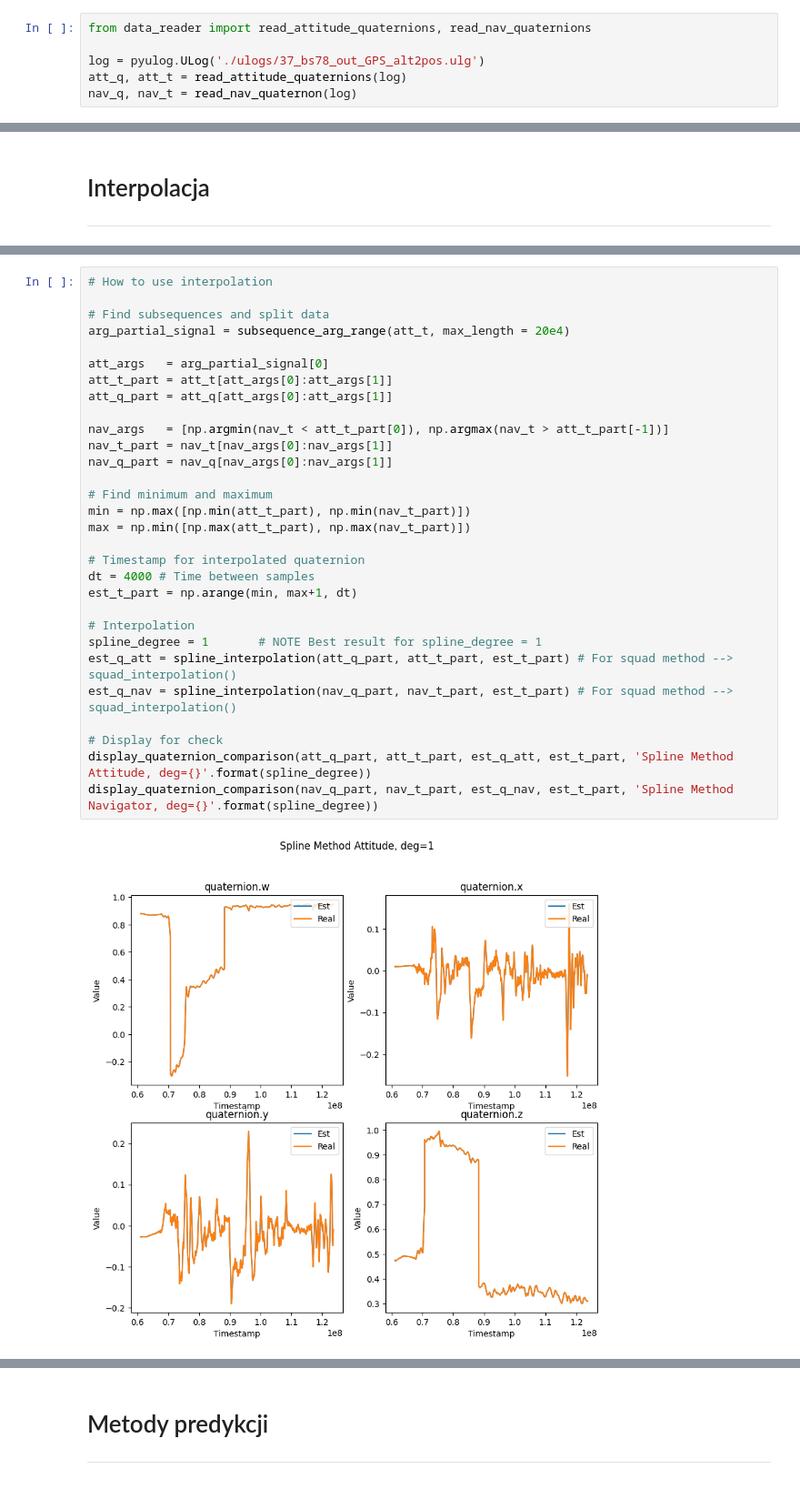
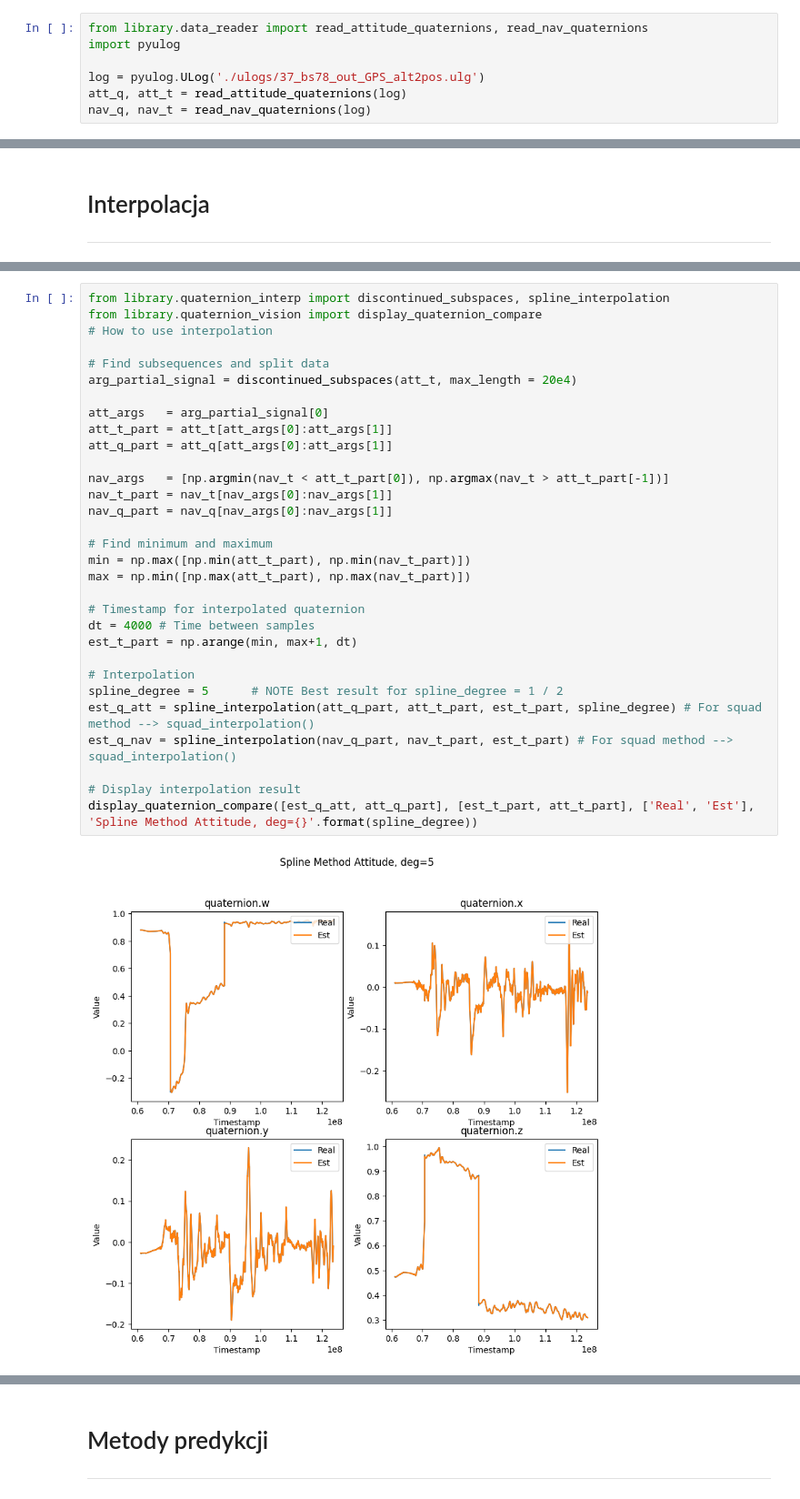
Before and after one commit to BezdzietnyAntoni/QuaternionAR, a Jupyter notebook: droneQuaternion.ipynb, the cells around one changed output, grey strips where cells are left out. Shown at 91% size. Saved outputs shown, nothing was run; the diff lists cells and outputs as text.

Commit message:
Library dir

```diff
--- a/droneQuaternion.ipynb
+++ b/droneQuaternion.ipynb
@@ -6,11 +11,12 @@ import pyulog
 # Wczytanie danych
 ---
 # %%
-from data_reader import read_attitude_quaternions, read_nav_quaternions
+from library.data_reader import read_attitude_quaternions, read_nav_quaternions
+import pyulog
 
 log = pyulog.ULog('./ulogs/37_bs78_out_GPS_alt2pos.ulg')
 att_q, att_t = read_attitude_quaternions(log)
-nav_q, nav_t = read_nav_quaternon(log)
+nav_q, nav_t = read_nav_quaternions(log)
 # %% [output]
 Warning: unknown file version. Will attempt to read it anyway
 # %% [markdown]
@@ -170,32 +25,33 @@ def display_quaternion_comparison(q_1: np.ndarray, t_1: np.ndarray, q_2: np.ndar
 # %%
+from library.quaternion_interp import discontinued_subspaces, spline_interpolation
+from library.quaternion_vision import display_quaternion_compare
 # How to use interpolation
 
 # Find subsequences and split data
-arg_partial_signal = subsequence_arg_range(att_t, max_length = 20e4)
+arg_partial_signal = discontinued_subspaces(att_t, max_length = 20e4)
 
 att_args   = arg_partial_signal[0]
 att_t_part = att_t[att_args[0]:att_args[1]]
 att_q_part = att_q[att_args[0]:att_args[1]]
 
 nav_args   = [np.argmin(nav_t < att_t_part[0]), np.argmax(nav_t > att_t_part[-1])]
 nav_t_part = nav_t[nav_args[0]:nav_args[1]]
 nav_q_part = nav_q[nav_args[0]:nav_args[1]]
 
 # Find minimum and maximum
 min = np.max([np.min(att_t_part), np.min(nav_t_part)])
 max = np.min([np.max(att_t_part), np.max(nav_t_part)])
 
 # Timestamp for interpolated quaternion
 dt = 4000 # Time between samples
 est_t_part = np.arange(min, max+1, dt)
 
 # Interpolation
-spline_degree = 1       # NOTE Best result for spline_degree = 1
-est_q_att = spline_interpolation(att_q_part, att_t_part, est_t_part) # For squad method --> squad_interpolation()
+spline_degree = 5      # NOTE Best result for spline_degree = 1 / 2
+est_q_att = spline_interpolation(att_q_part, att_t_part, est_t_part, spline_degree) # For squad method --> squad_interpolation()
 est_q_nav = spline_interpolation(nav_q_part, nav_t_part, est_t_part) # For squad method --> squad_interpolation()
 
-# Display for check
-display_quaternion_comparison(att_q_part, att_t_part, est_q_att, est_t_part, 'Spline Method Attitude, deg={}'.format(spline_degree))
-display_quaternion_comparison(nav_q_part, nav_t_part, est_q_nav, est_t_part, 'Spline Method Navigator, deg={}'.format(spline_degree))
+# Display interpolation result
+display_quaternion_compare([est_q_att, att_q_part], [est_t_part, att_t_part], ['Real', 'Est'], 'Spline Method Attitude, deg={}'.format(spline_degree))
 # %% [output]
-[figure, old version]
+[figure, new version]
```
Also changed, not shown: parts of 4 cells of this notebook, 5 other files.
